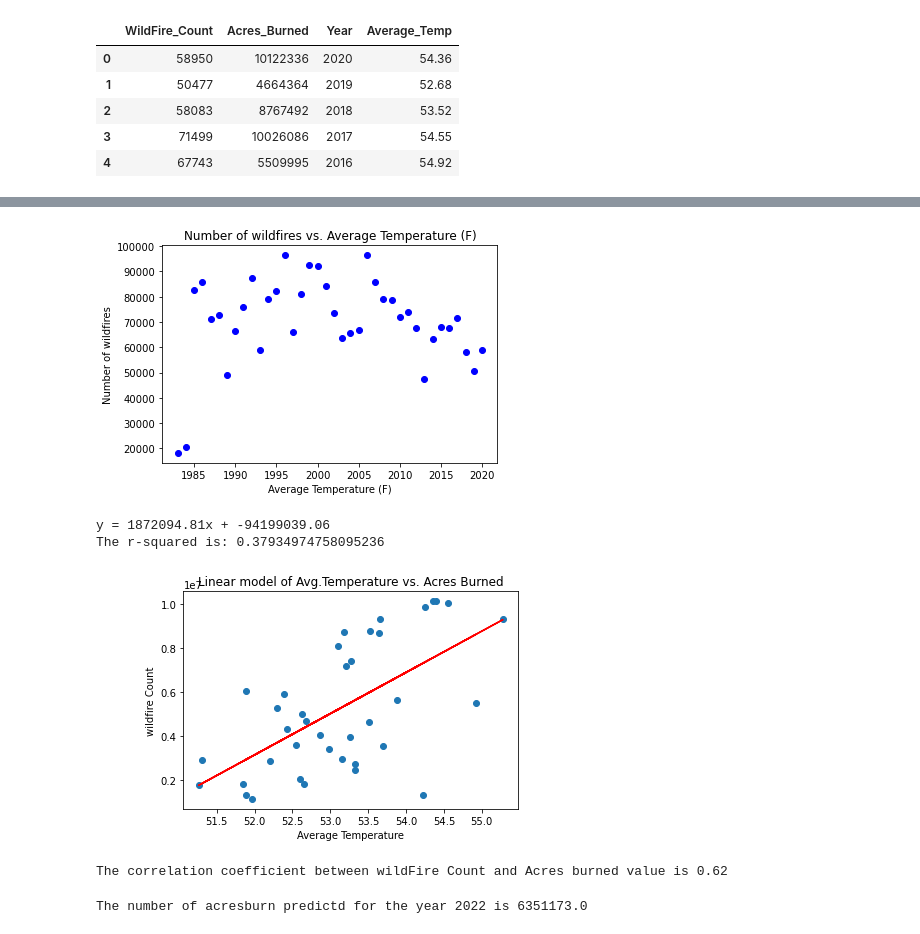
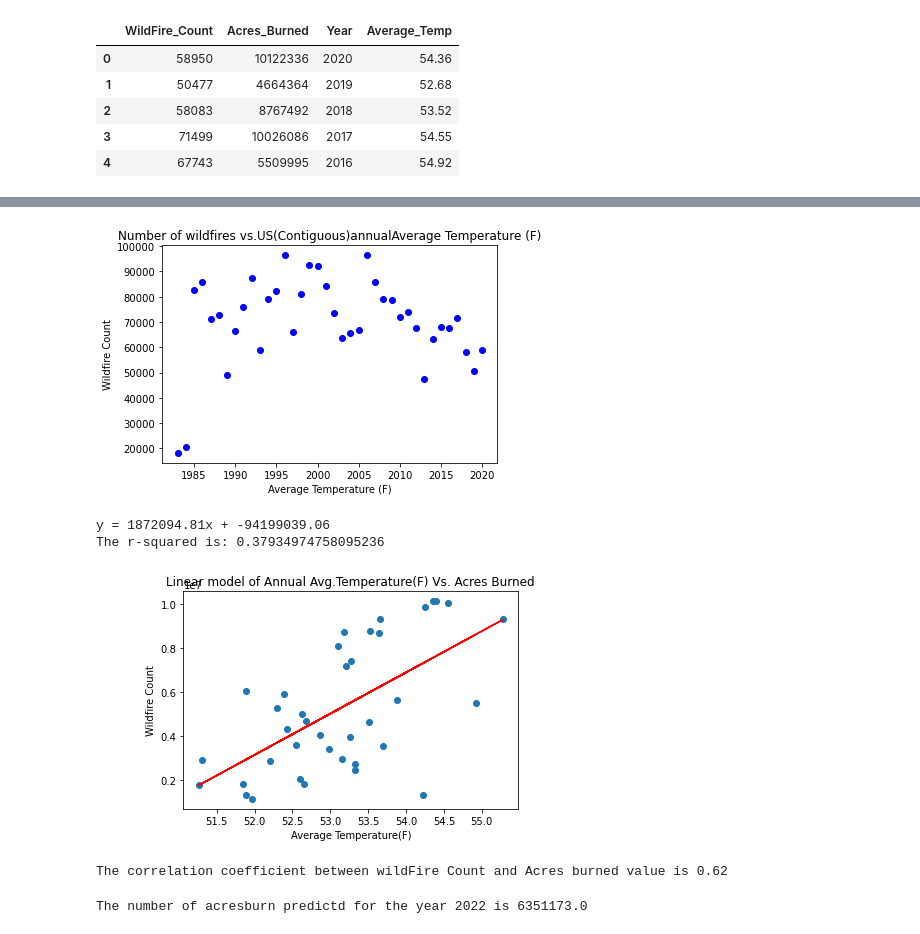
Before and after one commit to SaradhaRam/Climatechange-Extreme-Weather-Analysis, a Jupyter notebook: Final_Combined_Notebook.ipynb, the cells around one changed output, grey strips where cells are left out. Saved outputs shown, nothing was run; the diff lists cells and outputs as text; code cells hidden in the pictures.

```diff
--- a/Final_Combined_Notebook.ipynb
+++ b/Final_Combined_Notebook.ipynb
@@ -287,16 +287,16 @@ plt.show()
 # %%
 # Create x and y axis for scatter chart
 x_axis = wildfire_merged_df['Year']
 y_axis = wildfire_merged_df['WildFire_Count']
 
 # Create scatter chart to display number of wildfire vs. average temp.
 plt.scatter(x_axis, y_axis, color='b')
-plt.title("Number of wildfires vs. Average Temperature (F)")
+plt.title("Number of wildfires vs.US(Contiguous)annualAverage Temperature (F)")
 plt.xlabel("Average Temperature (F)")
-plt.ylabel("Number of wildfires")
+plt.ylabel("Wildfire Count")
 plt.show()
 # %% [output]
-[figure, old version]
+[figure, new version]
 # %%
 # Generate a scatter plot of WildFire count Vs.Average Temperature
 # Add the linear regression equation and line to plot
@@ -311,9 +311,9 @@ print(line_eq)
 plt.scatter(x_values,y_values)
 plt.plot(x_values,regress_values,"r-")
 plt.annotate(line_eq,(50,38),fontsize=14,color="red")
-plt.title("Linear model of Avg.Temperature vs. Acres Burned")
-plt.xlabel('Average Temperature')
-plt.ylabel('wildfire Count')
+plt.title("Linear model of Annual Avg.Temperature(F) Vs. Acres Burned")
+plt.xlabel('Average Temperature(F)')
+plt.ylabel('Wildfire Count')
 print(f"The r-squared is: {rvalue**2}")
 plt.savefig("wildfire_plots_images/wild_fire_scatterplot1.png")
 plt.show()
@@ -324,7 +324,7 @@ print(f'The correlation coefficient between wildFire Count and Acres burned valu
 # %% [output]
 y = 1872094.81x + -94199039.06
 The r-squared is: 0.37934974758095236
-[figure, old version]
+[figure, new version]
 The correlation coefficient between wildFire Count and Acres burned value is 0.62
 # %%
 # Using the regression line and predicted temperature for 2022 (53.71), predict the number of wildfire in 2022
```
Also changed, not shown: parts of 2 cells of this notebook, 3 other files.
